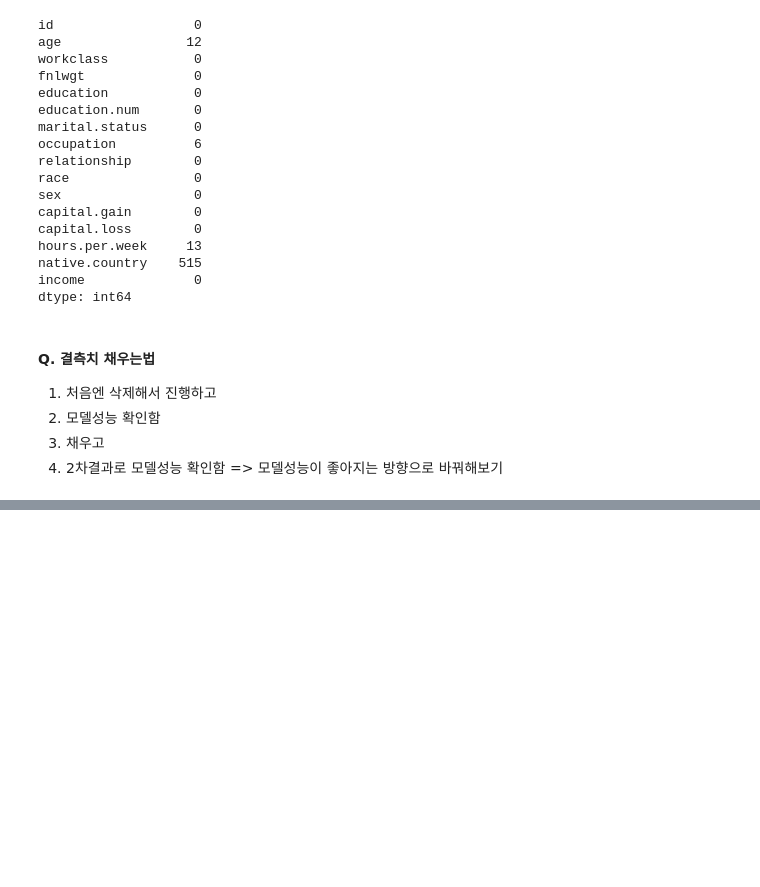
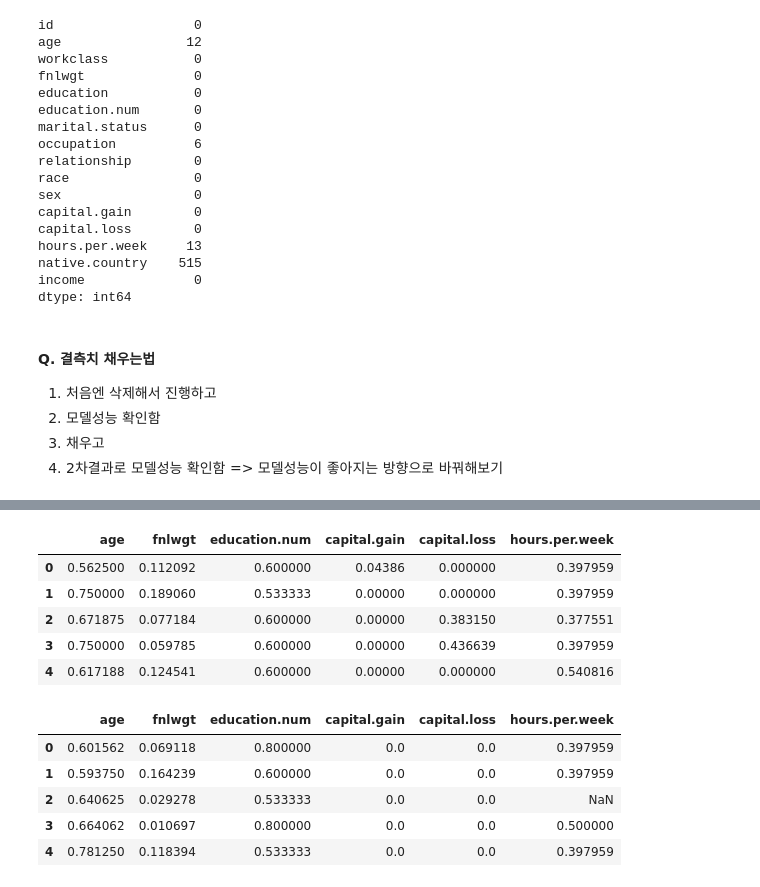
Before and after one commit to doriisking/BAE_practice, a Jupyter notebook: 작업형2/code/머신러닝 실습(분류).ipynb, the cells around one changed output, grey strips where cells are left out. Saved outputs shown, nothing was run; the diff lists cells and outputs as text; code cells hidden in the pictures; blank space fills up the shorter version.

```diff
--- a/작업형2/code/머신러닝 실습(분류).ipynb
+++ b/작업형2/code/머신러닝 실습(분류).ipynb
@@ -149,0 +265,16 @@ y_
+# %%
+display(train_copy[num_cols].head())
+display(test_copy[num_cols].head())
+# %% [output]
+|  | age | fnlwgt | education.num | capital.gain | capital.loss | hours.per.week |
+| 0 | 0.562500 | 0.112092 | 0.600000 | 0.04386 | 0.000000 | 0.397959 |
+| 1 | 0.750000 | 0.189060 | 0.533333 | 0.00000 | 0.000000 | 0.397959 |
+| 2 | 0.671875 | 0.077184 | 0.600000 | 0.00000 | 0.383150 | 0.377551 |
+| 3 | 0.750000 | 0.059785 | 0.600000 | 0.00000 | 0.436639 | 0.397959 |
+| 4 | 0.617188 | 0.124541 | 0.600000 | 0.00000 | 0.000000 | 0.540816 |
+|  | age | fnlwgt | education.num | capital.gain | capital.loss | hours.per.week |
+| 0 | 0.601562 | 0.069118 | 0.800000 | 0.0 | 0.0 | 0.397959 |
+| 1 | 0.593750 | 0.164239 | 0.600000 | 0.0 | 0.0 | 0.397959 |
+| 2 | 0.640625 | 0.029278 | 0.533333 | 0.0 | 0.0 | NaN |
+| 3 | 0.664062 | 0.010697 | 0.800000 | 0.0 | 0.0 | 0.500000 |
+| 4 | 0.781250 | 0.118394 | 0.533333 | 0.0 | 0.0 | 0.397959 |
```
Also changed, not shown: parts of 34 cells of this notebook, 6 other files.
